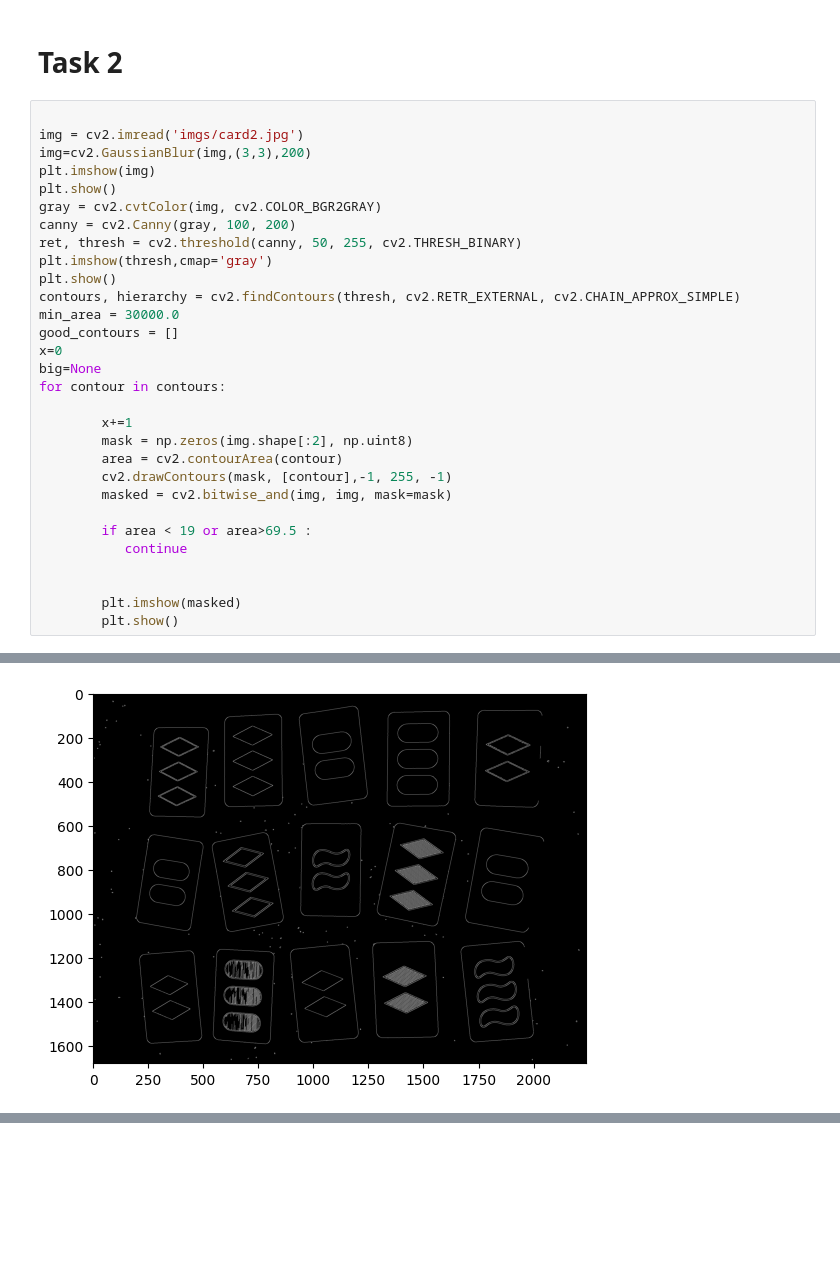
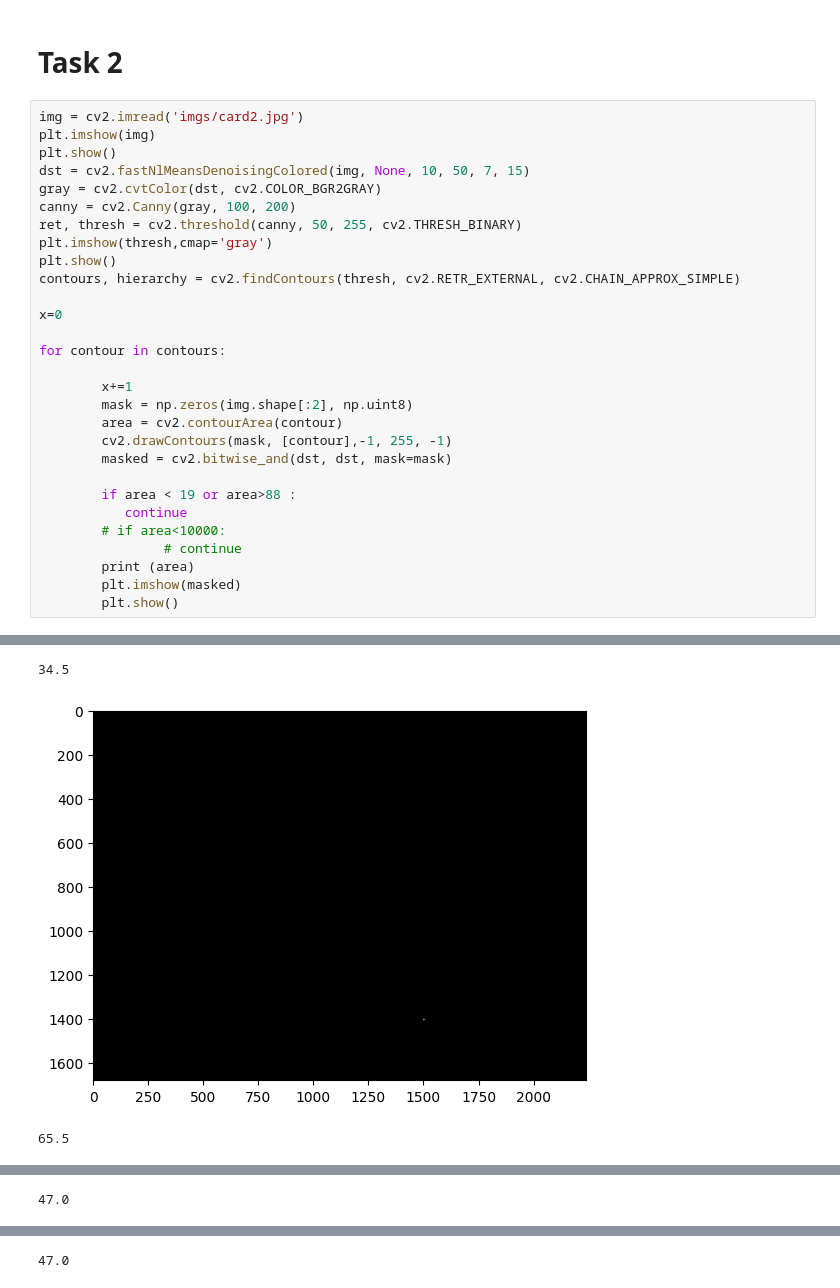
Before and after one commit to tasneemyo/task3, a Jupyter notebook: task3.ipynb, the cells around one changed output, grey strips where cells are left out. Cells and saved outputs as stored; diff of their text form; blank space fills up the shorter version.

```diff
--- a/task3.ipynb
+++ b/task3.ipynb
@@ -68,33 +68,32 @@ The perpendicular distance between the bottom left and the line = 68.74827654829
 # %% [markdown]
 # **Task 2**
 # %%
-
 img = cv2.imread('imgs/card2.jpg')
-img=cv2.GaussianBlur(img,(3,3),200)
 plt.imshow(img)
 plt.show()
-gray = cv2.cvtColor(img, cv2.COLOR_BGR2GRAY)
+dst = cv2.fastNlMeansDenoisingColored(img, None, 10, 50, 7, 15)
+gray = cv2.cvtColor(dst, cv2.COLOR_BGR2GRAY)
 canny = cv2.Canny(gray, 100, 200)
 ret, thresh = cv2.threshold(canny, 50, 255, cv2.THRESH_BINARY)
 plt.imshow(thresh,cmap='gray')
 plt.show()
 contours, hierarchy = cv2.findContours(thresh, cv2.RETR_EXTERNAL, cv2.CHAIN_APPROX_SIMPLE)
-min_area = 30000.0
-good_contours = []
+
 x=0
-big=None
+
 for contour in contours:
 
         x+=1
         mask = np.zeros(img.shape[:2], np.uint8)
         area = cv2.contourArea(contour)
         cv2.drawContours(mask, [contour],-1, 255, -1)
-        masked = cv2.bitwise_and(img, img, mask=mask)
+        masked = cv2.bitwise_and(dst, dst, mask=mask)
 
-        if area < 19 or area>69.5 :
+        if area < 19 or area>88 :
            continue
-
-
+        # if area<10000:
+                # continue
+        print (area)
         plt.imshow(masked)
         plt.show()
 # %% [output]
@@ -103,4 +102,8 @@ for contour in contours:
+34.5
-[figure, old version]
+[figure, new version]
+65.5
 [figure]
+47.0
 [figure]
+47.0
 [figure]
```
Also changed, not shown: parts of 1 cell of this notebook.
